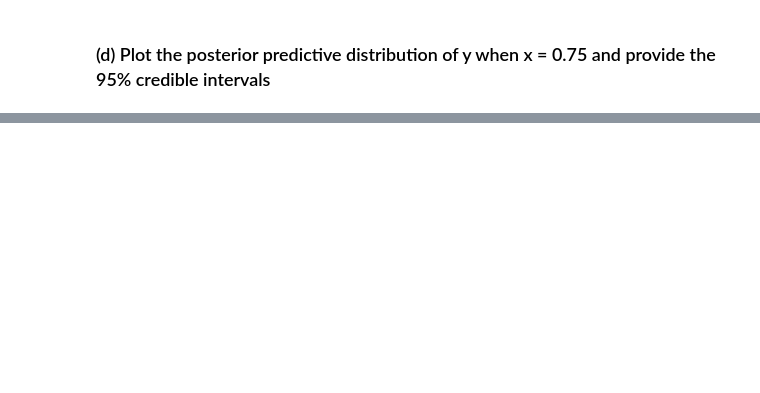
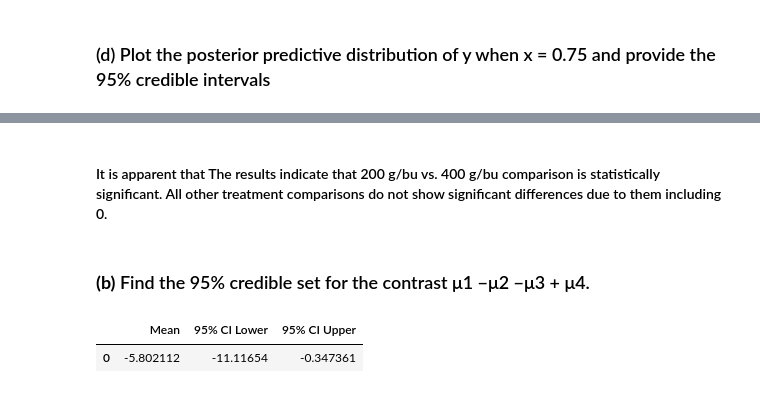
Before and after one commit to Amehroke/GaTech_BayesianStats, a Jupyter notebook: Hw /Hw5.ipynb, the cells around one changed output, grey strips where cells are left out. Saved outputs shown, nothing was run; the diff lists cells and outputs as text; code cells hidden in the pictures; blank space fills up the shorter version.

```diff
--- a/Hw /Hw5.ipynb
+++ b/Hw /Hw5.ipynb
@@ -110,0 +165,28 @@ print(y_mean, y_hdi)
+# %% [markdown]
+#### It is apparent that The results indicate that 200 g/bu vs. 400 g/bu comparison is statistically significant. All other treatment comparisons do not show significant differences due to them including 0.
+# %% [markdown]
+### **(b)** Find the 95% credible set for the contrast μ1 −μ2 −μ3 + μ4.
+# %%
+# Compute the contrast μ1 − μ2 − μ3 + μ4 using the posterior samples
+contrast = (
+    trace.posterior["treatment_effects_raw"][:, :, 0]  # μ1 (50 g/bu)
+    - trace.posterior["treatment_effects_raw"][:, :, 1]  # μ2 (100 g/bu)
+    - trace.posterior["treatment_effects_raw"][:, :, 2]  # μ3 (200 g/bu)
+    + trace.posterior["treatment_effects_raw"][:, :, 3]  # μ4 (400 g/bu)
+)
+
+# Compute the mean and 95% credible interval for the contrast
+contrast_mean = np.mean(contrast.values)
+contrast_ci_lower = np.percentile(contrast.values, 2.5)
+contrast_ci_upper = np.percentile(contrast.values, 97.5)
+
+# Create a DataFrame to display the results
+contrast_df = pd.DataFrame(
+    {"Mean": [contrast_mean], "95% CI Lower": [contrast_ci_lower], "95% CI Upper": [contrast_ci_upper]}
+)
+
+# Display the results
+display(contrast_df)
+# %% [output]
+|  | Mean | 95% CI Lower | 95% CI Upper |
+| 0 | -5.802112 | -11.11654 | -0.347361 |
```
Also changed, not shown: parts of 24 cells of this notebook, 5 other files.
